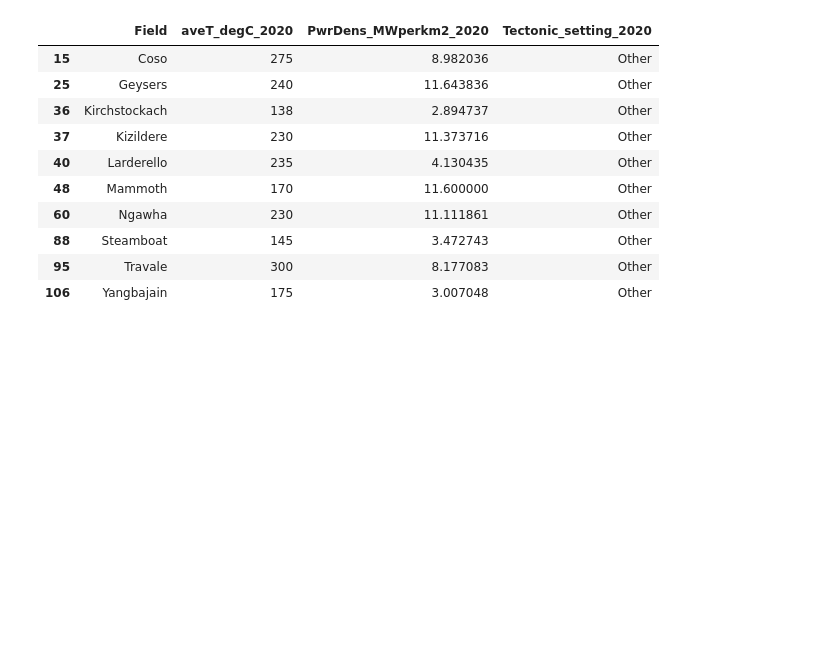
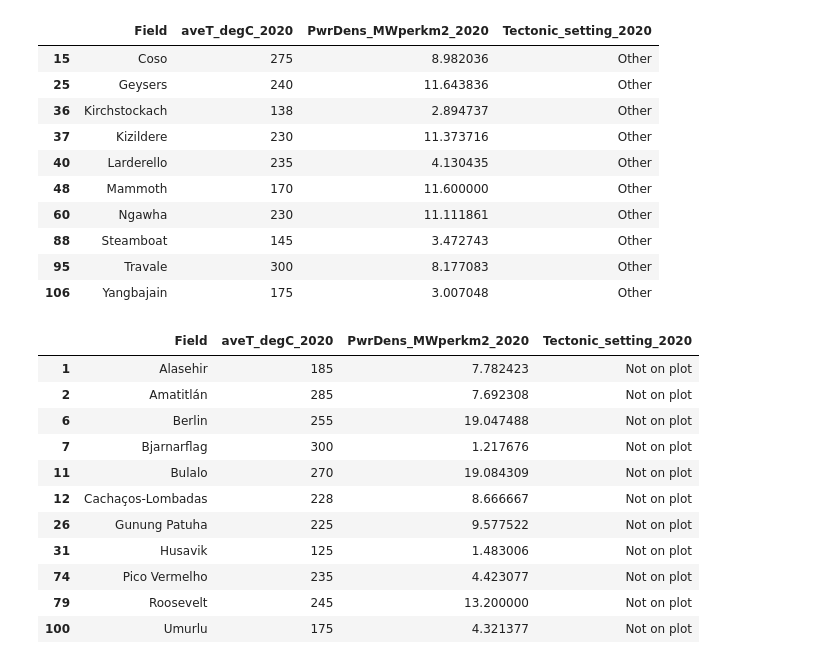
Before and after one commit to Geothermal-Resource-Capacity/Power-Density, a Jupyter notebook: notebooks/Power-density-data.ipynb, the cells around one changed output. Saved outputs shown, nothing was run; the diff lists cells and outputs as text; code cells hidden in the pictures; blank space fills up the shorter version.

Commit message:
filter for missing

```diff
--- a/notebooks/Power-density-data.ipynb
+++ b/notebooks/Power-density-data.ipynb
@@ -111,3 +111,19 @@ pddata_other.head(12)
 | 88 | Steamboat | 145 | 3.472743 | Other |
 | 95 | Travale | 300 | 8.177083 | Other |
 | 106 | Yangbajain | 175 | 3.007048 | Other |
+# %%
+pddata_missing = pddata[pddata.Tectonic_setting_2020 == 'Not on plot']
+pddata_missing.head(11)
+# %% [output]
+|  | Field | aveT_degC_2020 | PwrDens_MWperkm2_2020 | Tectonic_setting_2020 |
+| 1 | Alasehir | 185 | 7.782423 | Not on plot |
+| 2 | Amatitlán | 285 | 7.692308 | Not on plot |
+| 6 | Berlin | 255 | 19.047488 | Not on plot |
+| 7 | Bjarnarflag | 300 | 1.217676 | Not on plot |
+| 11 | Bulalo | 270 | 19.084309 | Not on plot |
+| 12 | Cachaços-Lombadas | 228 | 8.666667 | Not on plot |
+| 26 | Gunung Patuha | 225 | 9.577522 | Not on plot |
+| 31 | Husavik | 125 | 1.483006 | Not on plot |
+| 74 | Pico Vermelho | 235 | 4.423077 | Not on plot |
+| 79 | Roosevelt | 245 | 13.200000 | Not on plot |
+| 100 | Umurlu | 175 | 4.321377 | Not on plot |
```
